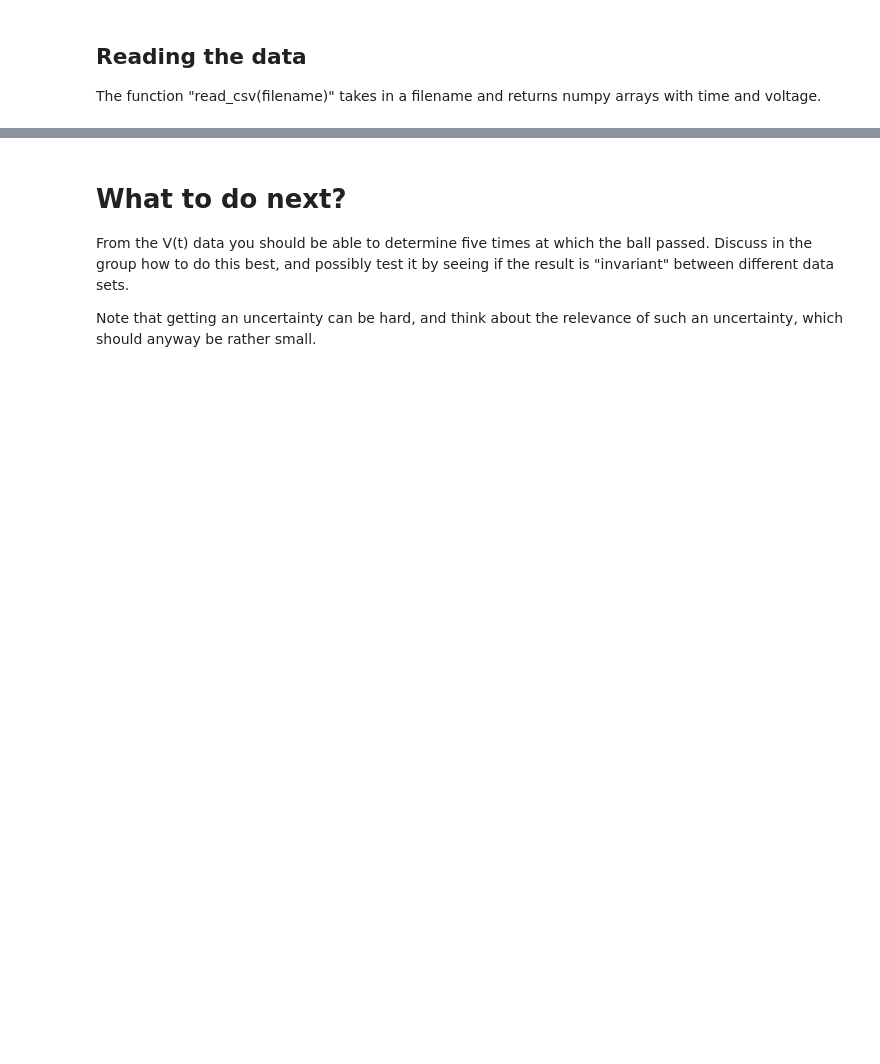
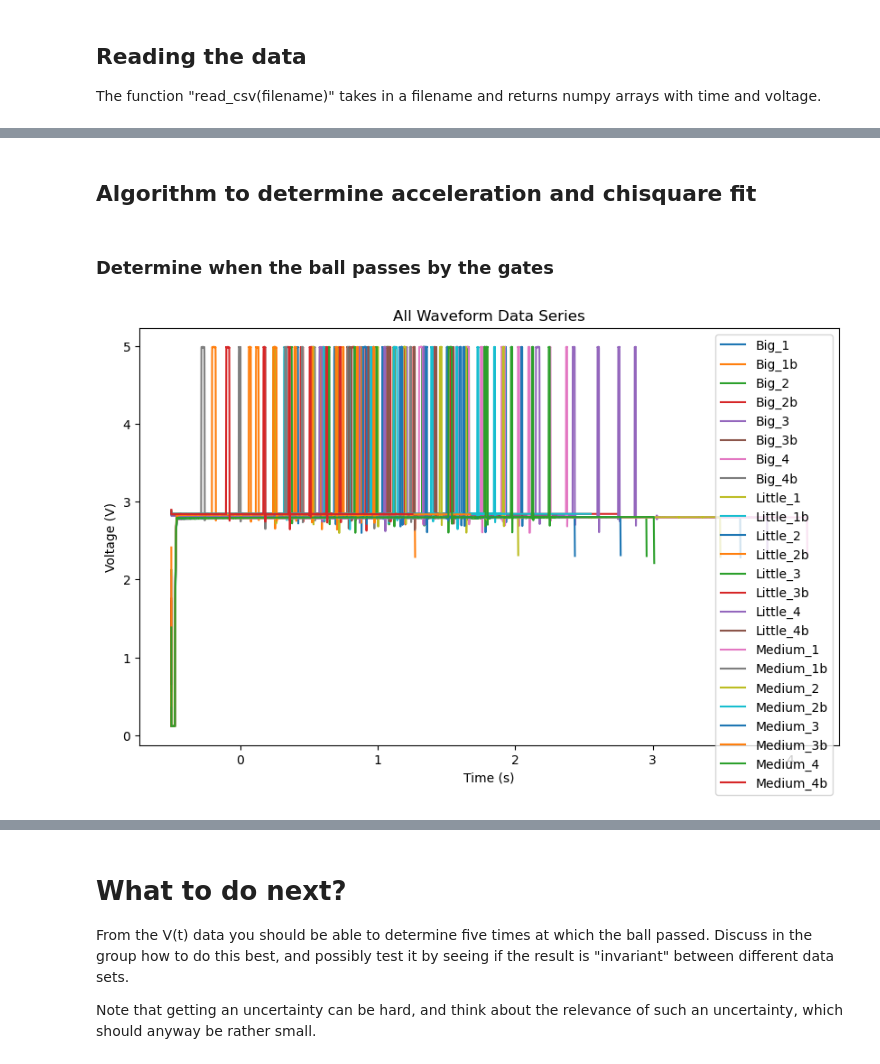
Before and after one commit to NikolajMunkKjaersgaard/Appstat-project, a Jupyter notebook: Project/BallOnIncline/BallOnIncline_Sofie.ipynb, the cells around one changed output, grey strips where cells are left out. Drawn from its saved outputs; the diff is of its cells as text; code cells hidden in the pictures; blank space fills up the shorter version.

```diff
--- a/Project/BallOnIncline/BallOnIncline_Sofie.ipynb
+++ b/Project/BallOnIncline/BallOnIncline_Sofie.ipynb
@@ -15,0 +44,25 @@ The function "read_csv(filename)" takes in a filename and returns numpy arrays w
+# %%
+for name in filenames:
+    if not os.path.exists(name):
+        print(f"Missing file: {name}")
+        continue
+# %%
+def read_csv(filename):
+    """Read CSV from Waveforms"""
+    dat = np.genfromtxt(filename, delimiter=',', skip_header=13, names=True)
+    time = dat['Time_s']
+    voltage = dat['Channel_1_V']
+    return time, voltage
+
+
+results = []
+data={}
+
+for name in filenames:
+    cleaned_name = name[15:-4]
+    time, voltage = read_csv(name)
+    results.append((cleaned_name, time, voltage))
+    data[cleaned_name]=(time, voltage)
+
+for cleaned_name, time, voltage in results:
+    print(cleaned_name, len(time))
@@ -15,0 +87,18 @@ The function "read_csv(filename)" takes in a filename and returns numpy arrays w
+# %% [markdown]
+## Algorithm to determine acceleration and chisquare fit
+# %% [markdown]
+### Determine when the ball passes by the gates
+# %%
+#plot all files with the use of dictionary function (data)
+plt.figure(figsize=(10,6))
+
+for name, (time, voltage) in data.items():
+    plt.plot(time, voltage, label=name)
+
+plt.title("All Waveform Data Series")
+plt.xlabel("Time (s)")
+plt.ylabel("Voltage (V)")
+plt.legend()
+plt.show()
+# %% [output]
+[figure, added]
```
Also changed, not shown: parts of 33 cells of this notebook, 3 other files.
